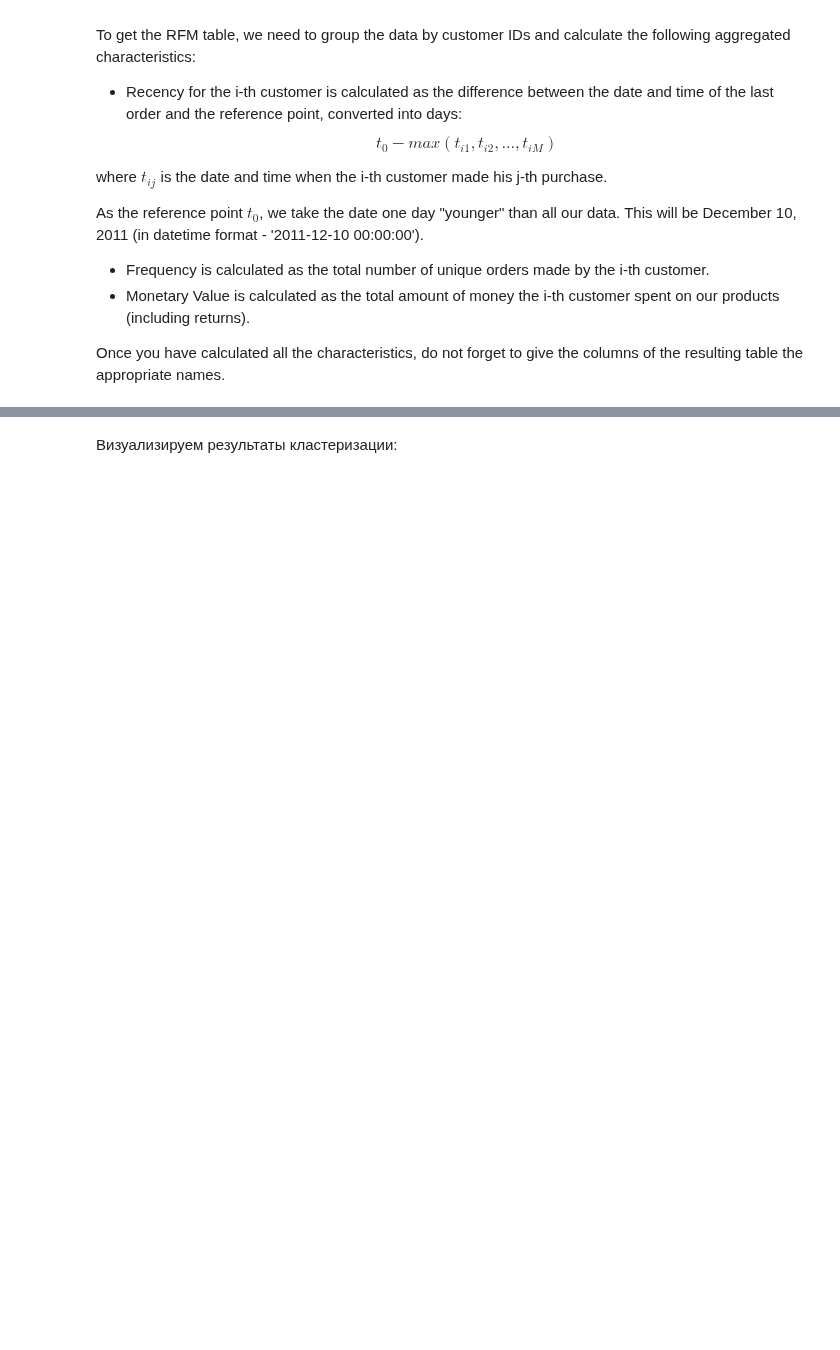
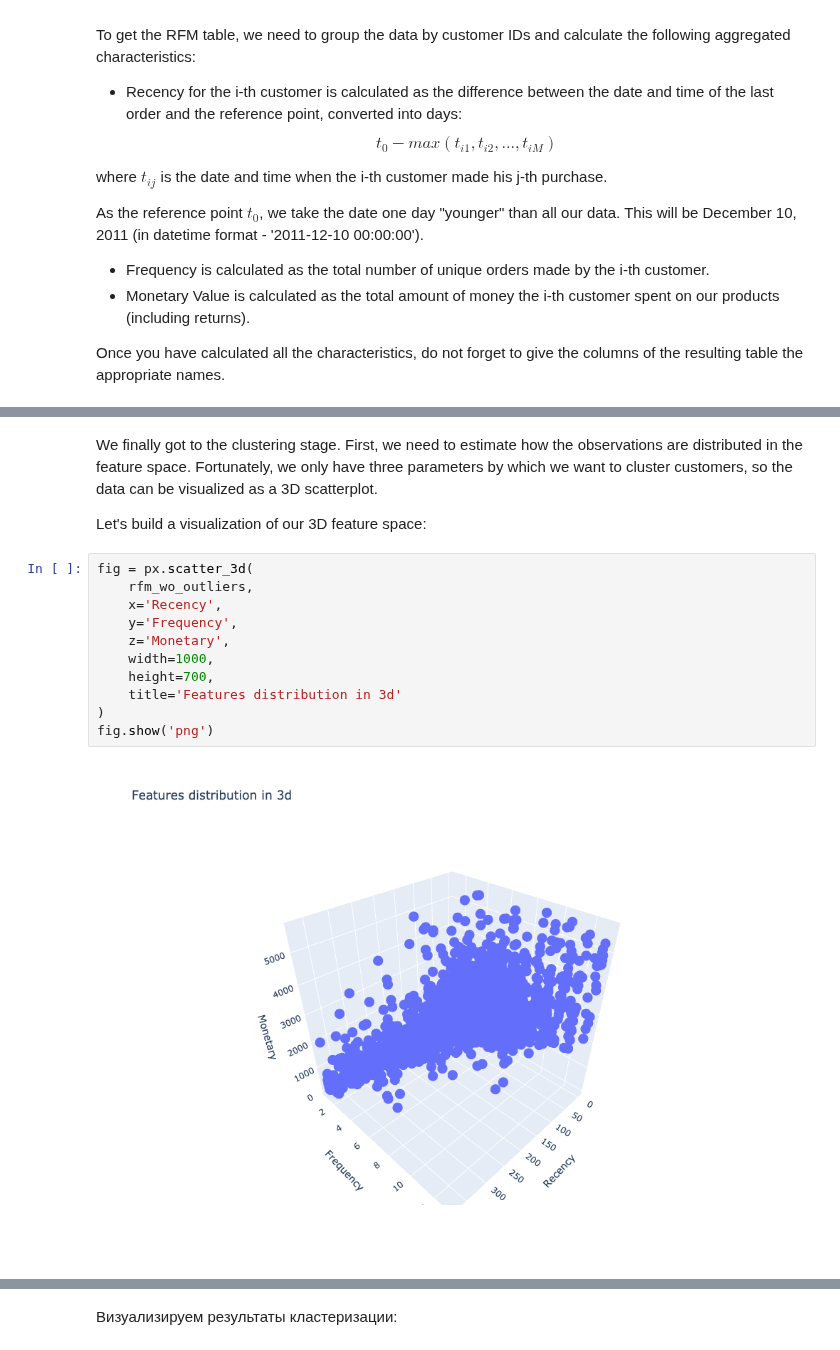
Before and after one commit to helios12/DataScienceProjects, a Jupyter notebook: projects/project-6/Project-6.Customer_segmentation.ipynb, the cells around one changed output, grey strips where cells are left out. Cells and saved outputs as stored; diff of their text form; blank space fills up the shorter version.

```diff
--- a/projects/project-6/Project-6.Customer_segmentation.ipynb
+++ b/projects/project-6/Project-6.Customer_segmentation.ipynb
@@ -929,0 +889,17 @@ sns.scatterplot(data=rfm_table_processed, x='axis-1', y='axis-2');
+# %% [markdown]
+We finally got to the clustering stage. First, we need to estimate how the observations are distributed in the feature space. Fortunately, we only have three parameters by which we want to cluster customers, so the data can be visualized as a 3D scatterplot.
+
+Let's build a visualization of our 3D feature space:
+# %%
+fig = px.scatter_3d(
+    rfm_wo_outliers,
+    x='Recency',
+    y='Frequency',
+    z='Monetary',
+    width=1000,
+    height=700,
+    title='Features distribution in 3d'
+)
+fig.show('png')
+# %% [output]
+[figure, added]
```
Also changed, not shown: parts of 43 cells of this notebook, 1 other file.
